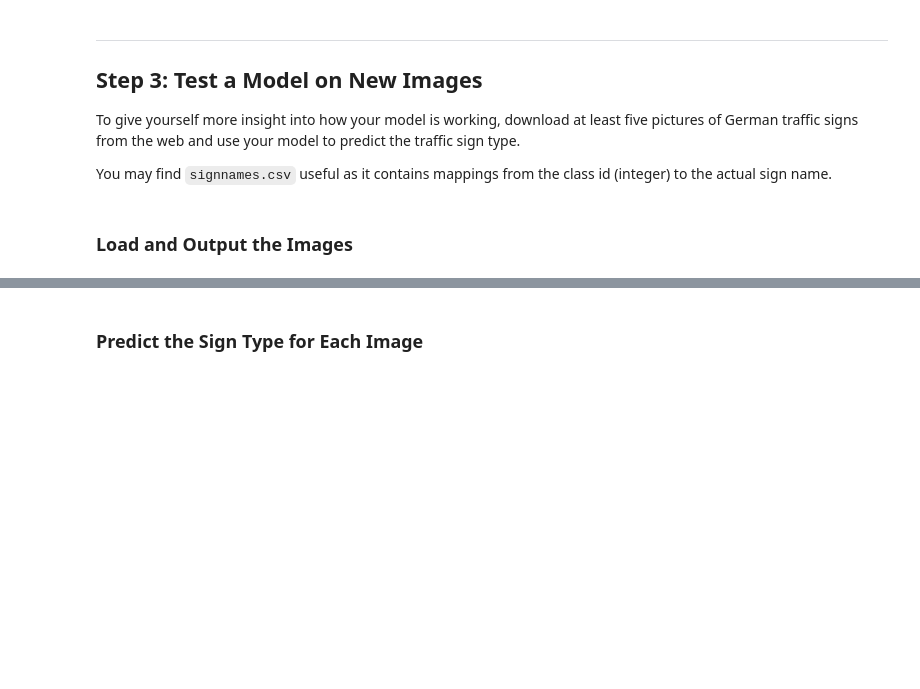
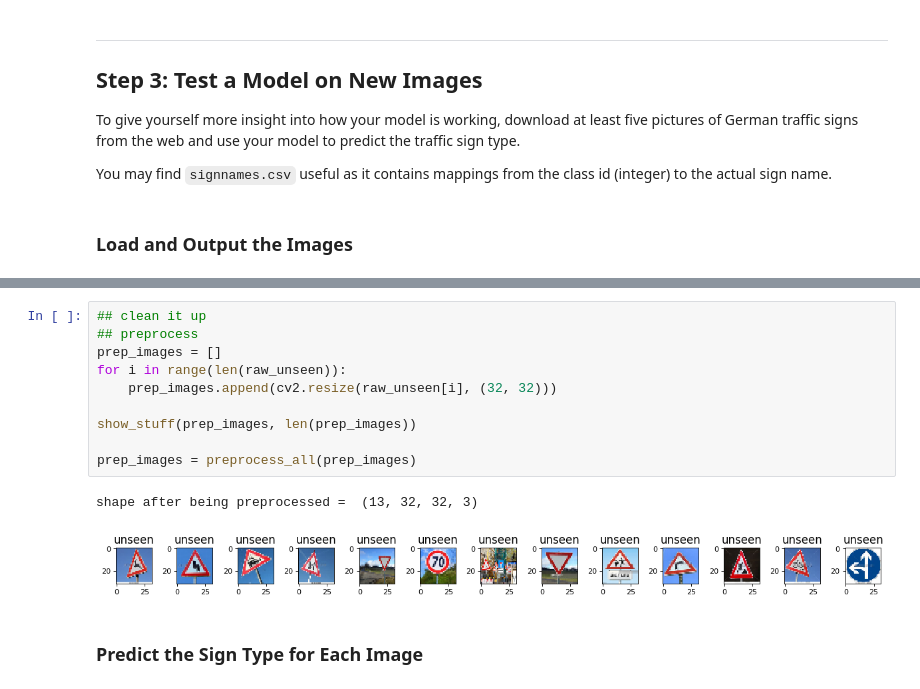
Before and after one commit to topgoonr/CarND-Traffic-Sign-Classifier-Project, a Jupyter notebook: Traffic_Sign_Classifier.ipynb, the cells around one changed output, grey strips where cells are left out. Saved outputs shown, nothing was run; the diff lists cells and outputs as text; blank space fills up the shorter version.

```diff
--- a/Traffic_Sign_Classifier.ipynb
+++ b/Traffic_Sign_Classifier.ipynb
@@ -949,3 +981,16 @@ You may find `signnames.csv` useful as it contains mappings from the class id (i
+# %%
+## clean it up
+## preprocess
+prep_images = []
+for i in range(len(raw_unseen)):
+    prep_images.append(cv2.resize(raw_unseen[i], (32, 32)))
+
+show_stuff(prep_images, len(prep_images))
+
+prep_images = preprocess_all(prep_images)
+# %% [output]
+shape after being preprocessed =  (13, 32, 32, 3)
+[figure, added]
 # %% [markdown]
 ### Predict the Sign Type for Each Image
 # %%
```
Also changed, not shown: parts of 19 cells of this notebook, 13 other files.
